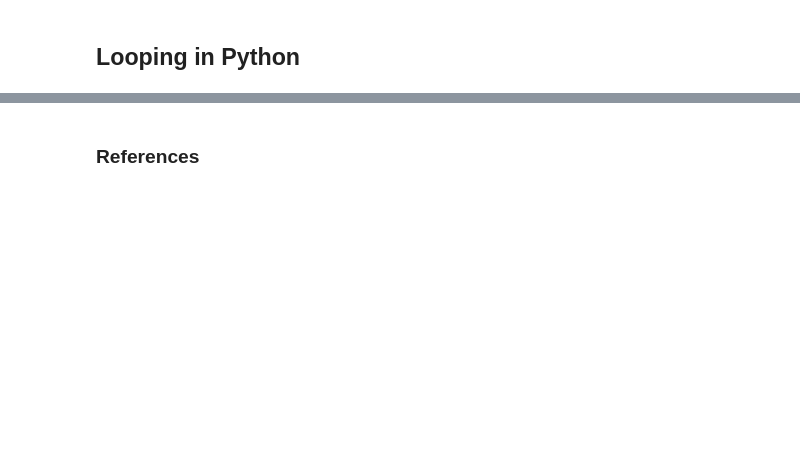
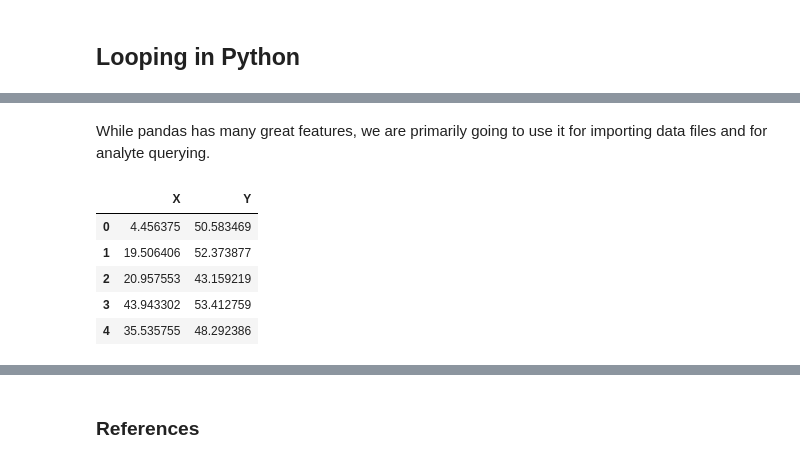
Before and after one commit to msenosain/Discovery_Oriented_Data_Science, a Jupyter notebook: notebooks/Intro_to_python.ipynb, the cells around one changed output, grey strips where cells are left out. Drawn from its saved outputs; the diff is of its cells as text; code cells hidden in the pictures; blank space fills up the shorter version.

```diff
--- a/notebooks/Intro_to_python.ipynb
+++ b/notebooks/Intro_to_python.ipynb
@@ -200,0 +423,12 @@ array([ 0.        , 10.        ,  7.31719416,  0.        , 10.        ,
+# %% [markdown]
+While pandas has many great features, we are primarily going to use it for importing data files and for analyte querying.
+# %%
+data_txt = pd.read_table( "../data/synthetic.txt")
+data_txt.head()
+# %% [output]
+|  | X | Y |
+| 0 | 4.456375 | 50.583469 |
+| 1 | 19.506406 | 52.373877 |
+| 2 | 20.957553 | 43.159219 |
+| 3 | 43.943302 | 53.412759 |
+| 4 | 35.535755 | 48.292386 |
```
Also changed, not shown: parts of 82 cells of this notebook, 2 other files.
